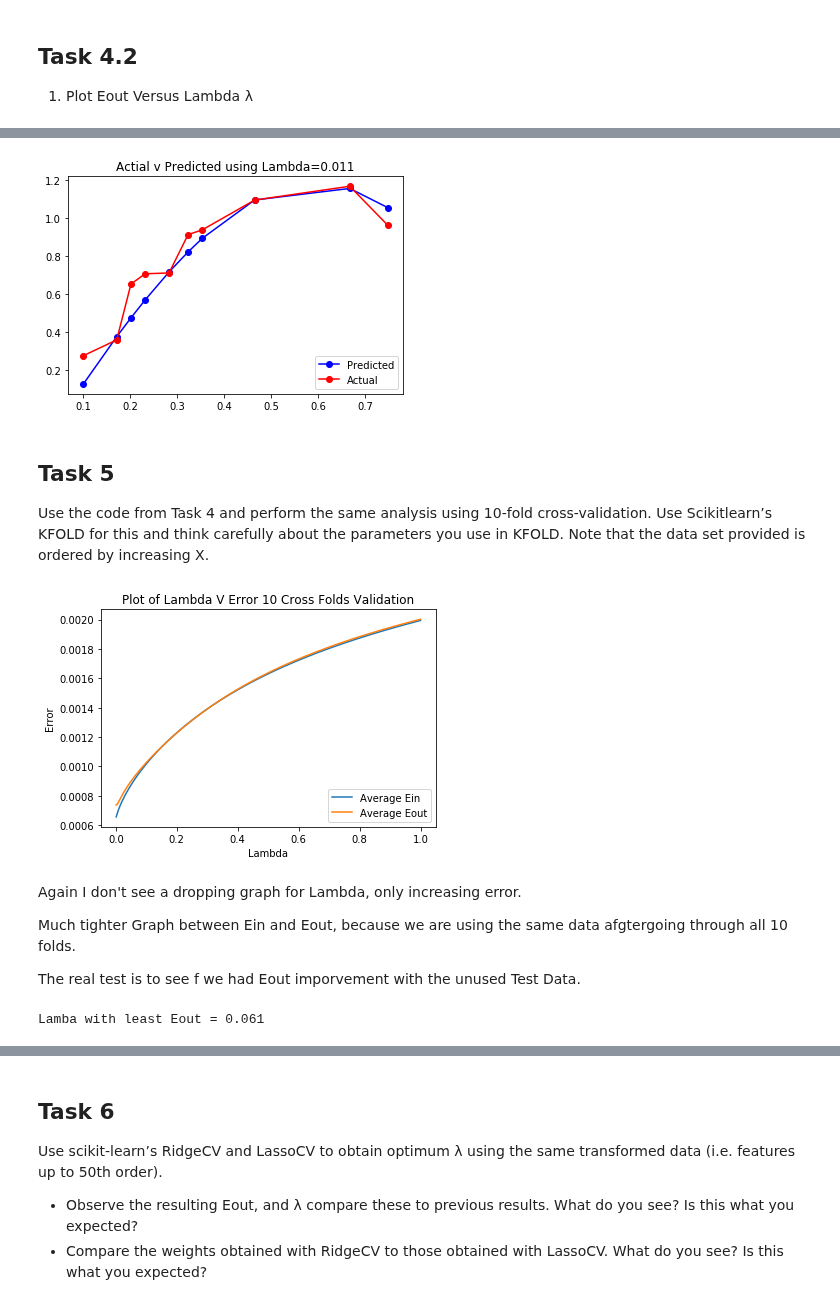
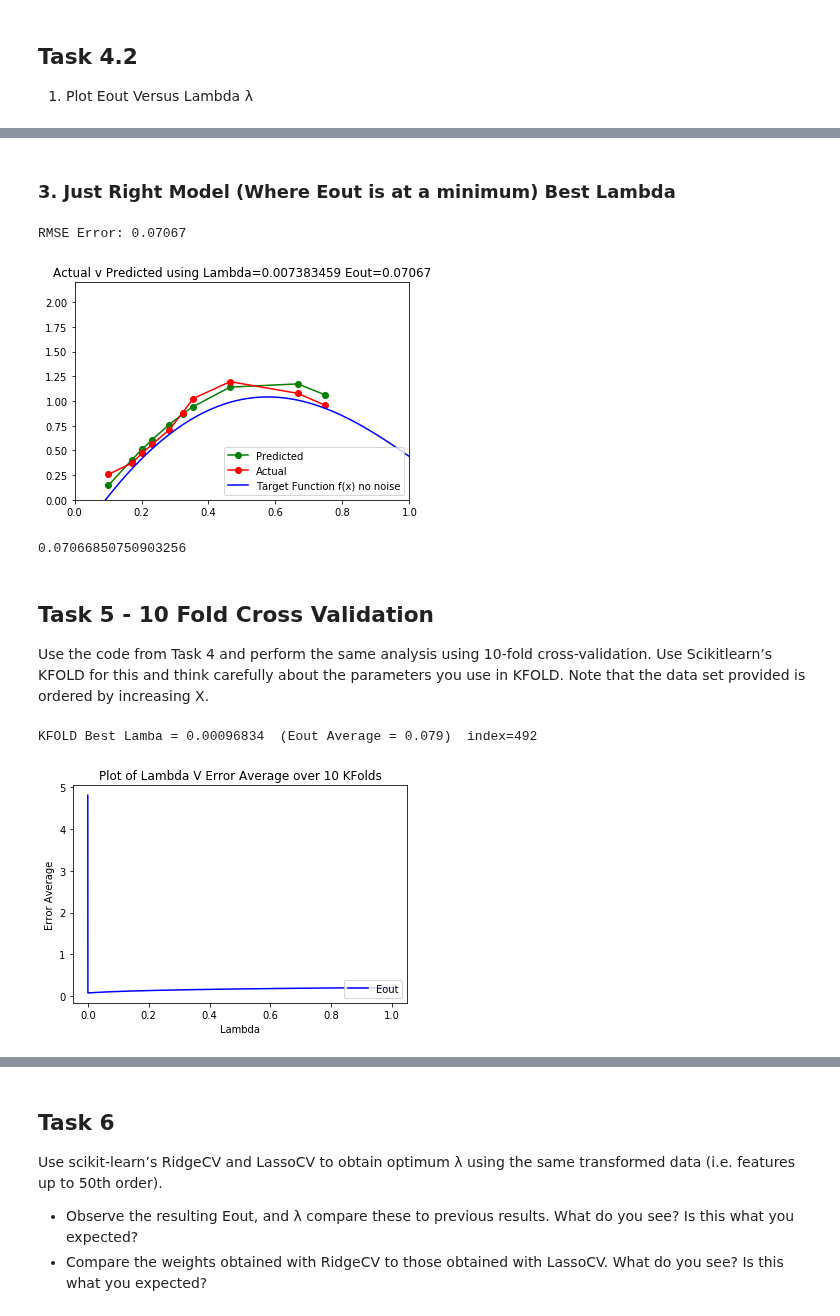
Before and after one commit to vipulpopat/MSCAI_Sem1_Etivity4, a Jupyter notebook: Etivity4_CE6002.ipynb, the cells around one changed output, grey strips where cells are left out. Cells and saved outputs as stored; diff of their text form; code cells hidden in the pictures.

```diff
--- a/Etivity4_CE6002.ipynb
+++ b/Etivity4_CE6002.ipynb
@@ -71,6 +76,3 @@ def transPoly(X, power):
 # %% [markdown]
 ## Task 4.1
 Find the optimum regularization parameter, lambda &lambda;
-# %%
-def create_lambdas():
-    return np.linspace(0.001, 1, 1000)
@@ -77,13 +88,15 @@ def create_lambdas():
 # %% [markdown]
 Iterate over lambda, train the model and calculate Eout. Plot the latter versus lambda to see how much regularization is required.
 # %%
+# Train for all Lambdas
+
 ein=[]
 eout=[]
 weights=[]
 lambdas =  create_lambdas()
 X_trans = transPoly(X,50)
 # random_state fixed to get reproducible (and 'good'! :-)) results
-X_train, X_test, y_train, y_test = train_test_split(X_trans, y, train_size=0.9, random_state=5, shuffle=True)
+X_train, X_test, y_train, y_test = train_test_split(X_trans, y, test_size=0.1, random_state=5, shuffle=True)
 for l in lambdas:
     w = weights_reg(X_train,y_train,l)
     ein.append(calc_error(w,X_train,y_train))
@@ -97,0 +107,12 @@ Lamba with least Eout = 0.001
+# %%
+# Find the Best Lambda (where Eout is the smallest)
+min_eout_index =  np.argmin(eout)
+min_eout = eout[min_eout_index]
+chosen_lambda = lambdas[min_eout_index]
+print("Best Lamba = %0.8f  (Eout = %0.4f)   index=%d" % (chosen_lambda, min_eout, min_eout_index))
+
+
+print("\nCompare this to our Eout for no regularization")
+w = weights_reg(X_train,y_train,0)
+eout_without_reg = calc_error(w,X_test,y_test)
+print("Eout without Regularization = %0.4f" % eout_without_reg)
@@ -155,53 +257,44 @@ plot_predictions(X_test, y_test, weights[990], lambdas[990])
+# %% [markdown]
+### 3. Just Right Model (Where Eout is at a minimum) Best Lambda
 # %%
-plot_predictions(X_test, y_test, weights[10], lambdas[10])
+plot_predictions(X_test, y_test, weights[min_eout_index],
+                 lambdas[min_eout_index], X, y_nf)
 # %% [output]
+RMSE Error: 0.07067
-[figure, old version]
+[figure, new version]
+0.07066850750903256
 # %% [markdown]
-## Task 5
+## Task 5 - 10 Fold Cross Validation
 Use the code from Task 4 and perform the same analysis using 10-fold cross-validation. Use Scikitlearn’s KFOLD for this and think carefully about the parameters you use in KFOLD. Note that the data set provided is ordered by increasing X.
 # %%
 # I am going to do KFOLD on the Training Data only, as I do not want to use Test Data
 
 # Train Test Split already shuffled the Data, regards less I have added Shuffle = True in KFOLD
 # %%
-ein=[]
-ein_average=np.zeros(1000)
-eout=[]
-eout_average=np.zeros(1000)
-weights=[]
-lambdas =  create_lambdas()
+kfold_eout_average=np.zeros(1000)
 
 kf = KFold(n_splits=10,shuffle=True, random_state=5)
-
 for train_index, test_index in kf.split(X_train, y_train):
     for i, l in enumerate(lambdas):
         w = weights_reg(X_train[train_index],y_train[train_index],l)
-        ein_average[i] += (calc_error(w,X_train[train_index],y_train[train_index])/1000)
-        eout_average[i] += (calc_error(w,X_train[test_index],y_train[test_index])/1000)
-        ein.append(calc_error(w,X_train[train_index],y_train[train_index]))
-        eout.append(calc_error(w,X_train[test_index],y_train[test_index]))
-        weights.append(w)
+        kfold_eout_average[i] += (calc_error(w,X_train[test_index],y_train[test_index])/10)
+# %%
+# Find the Best Lambda (where Eout Average for that Lambda is the smallest)
+kfold_min_eout_index =  np.argmin(kfold_eout_average)
+best_kfold_lambda = lambdas[kfold_min_eout_index]
+print("KFOLD Best Lamba = %0.8f  (Eout Average = %0.3f)  index=%d" % (best_kfold_lambda,
+                                                                  kfold_eout_average[kfold_min_eout_index],
+                                                                  kfold_min_eout_index))
+# %% [output]
+KFOLD Best Lamba = 0.00096834  (Eout Average = 0.079)  index=492
 # %%
-plt.plot(lambdas, ein_average, label="Average Ein")
-plt.plot(lambdas, eout_average, label="Average Eout")
+plt.plot(lambdas, kfold_eout_average, 'b-', label="Eout")
 # plt.xlim([0.05, 1])
 # plt.ylim([0.05, 1])
 plt.xlabel('Lambda')
-plt.ylabel('Error')
-plt.title('Plot of Lambda V Error 10 Cross Folds Validation')
+plt.ylabel('Error Average')
+plt.title('Plot of Lambda V Error Average over 10 KFolds')
 plt.legend(loc="lower right")
 plt.show()
 # %% [output]
-[figure, old version]
+[figure, new version]
-# %% [markdown]
-Again I don't see a dropping graph for Lambda, only increasing error.
-
-Much tighter Graph between Ein and Eout, because we are using the same data afgtergoing through all 10 folds.
-
-The real test is to see f we had Eout imporvement with the unused Test Data.
-# %%
-# Find the Best Lambda (where Eout is the smallest)
-min_eout_index =  eout.index(min(eout))
-print("Lamba with least Eout =", lambdas[min_eout_index%1000])
-# %% [output]
-Lamba with least Eout = 0.061
```
Also changed, not shown: parts of 44 cells of this notebook.
